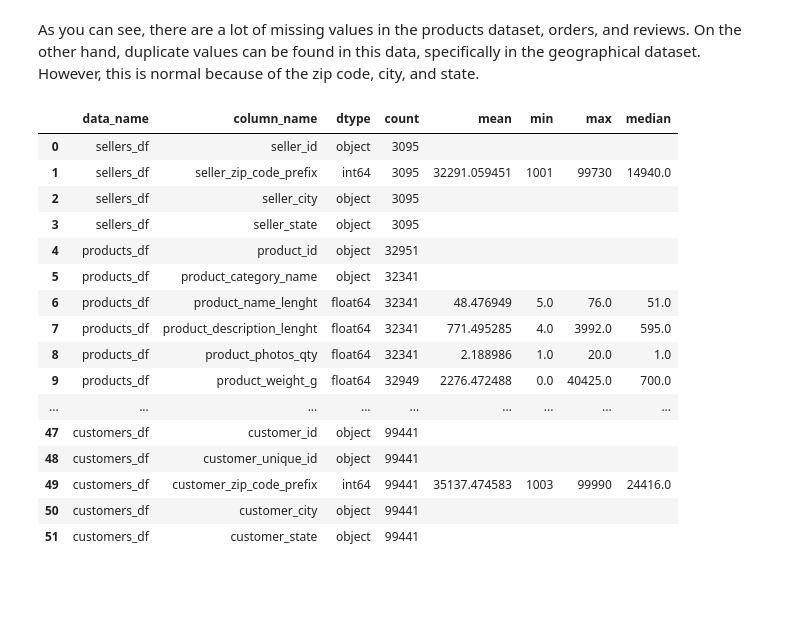
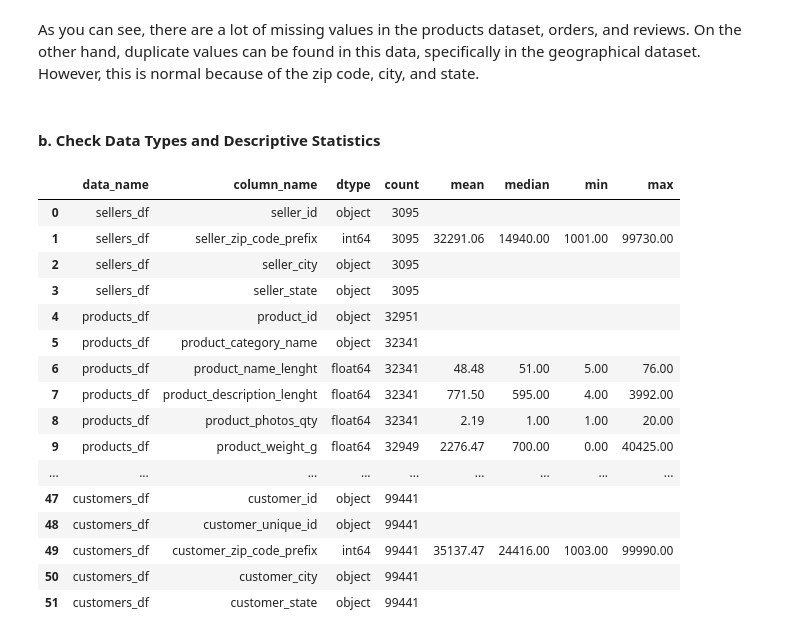
Before and after one commit to xochaels/Analysis-E-Commerce-Public, a Jupyter notebook: notebook.ipynb, the cells around one changed output. Saved outputs shown, nothing was run; the diff lists cells and outputs as text; code cells hidden in the pictures; blank space fills up the shorter version.

Commit message:
The data loading model has been modified and data access has been completed

```diff
--- a/notebook.ipynb
+++ b/notebook.ipynb
@@ -134,6 +56,8 @@ sellers_df.head()
 # %%
 # Define names of dataframes
-dataframe_names = ['sellers_df', 'products_df', 'product_category_name_df', 'orders_df', 'order_reviews_df', 'order_pay_df', 'order_items_df', 'geo_df', 'customers_df']
+dataframe_names = ['sellers_df', 'products_df', 'product_category_name_df',
+                   'orders_df', 'order_reviews_df', 'order_pay_df',
+                   'order_items_df', 'geo_df', 'customers_df']
 
 # List containing all dataframes
 dataframes = [sellers_df, products_df, product_category_name_df, orders_df, order_reviews_df, order_pay_df, order_items_df, geo_df, customers_df]
@@ -188,4 +112,4 @@ for data_name, data in zip(dataframe_names, dataframes):
     datas_check['name_col_duplicate'].append(name_col_duplicate)
 
 # Convert dictionary to dataframe
-summary_df = pd.DataFrame(datas_check)
+pd.DataFrame(datas_check)
@@ -205,45 +127,49 @@ summary_df
 # %% [markdown]
 As you can see, there are a lot of missing values in the products dataset, orders, and reviews. On the other hand, duplicate values can be found in this data, specifically in the geographical dataset. However, this is normal because of the zip code, city, and state.
+# %% [markdown]
+#### b. Check Data Types and Descriptive Statistics
 # %%
+# Initialize dict for store data
 datas_describe = {
     'data_name':[],
     'column_name': [],
     'dtype': [],
     'count':[],
     'mean':[],
+    'median':[],
     'min':[],
-    'max':[],
-    'median':[]
+    'max':[]
 }
 
-
+# Use for loop to iterate to all dataframe
 for data_name, data in zip(dataframe_names, dataframes):
     for col in data.columns:
         datas_describe['data_name'].append(data_name)
         datas_describe['column_name'].append(col)
         datas_describe['dtype'].append(str(data[col].dtype))  # Convert dtype to string
         datas_describe['count'].append(data[col].count())  # Use count() for non-null values count
-        datas_describe['mean'].append(data[col].mean() if data[col].dtype != 'object' else "")  # Calculate mean for numeric columns
-        datas_describe['min'].append(data[col].min() if data[col].dtype != 'object' else "")  # Calculate min for numeric columns
-        datas_describe['max'].append(data[col].max() if data[col].dtype != 'object' else "")  # Calculate max for numeric columns
-        datas_describe['median'].append(data[col].median() if data[col].dtype != 'object' else "")  # Calculate median for numeric columns
+        datas_describe['mean'].append(f"{data[col].mean():.2f}" if data[col].dtype != 'object' else "")  # Calculate mean for numeric columns
+        datas_describe['min'].append(f"{data[col].min():.2f}" if data[col].dtype != 'object' else "")  # Calculate min for numeric columns
+        datas_describe['max'].append(f"{data[col].max():.2f}" if data[col].dtype != 'object' else "")  # Calculate max for numeric columns
+        datas_describe['median'].append(f"{data[col].median():.2f}" if data[col].dtype != 'object' else "")  # Calculate median for numeric columns
 
+# For the purpose of readability, using pandas dataframe is the solution
 pd.DataFrame(datas_describe)
 # %% [output]
-|  | data_name | column_name | dtype | count | mean | min | max | median |
+|  | data_name | column_name | dtype | count | mean | median | min | max |
 | 0 | sellers_df | seller_id | object | 3095 |  |  |  |  |
-| 1 | sellers_df | seller_zip_code_prefix | int64 | 3095 | 32291.059451 | 1001 | 99730 | 14940.0 |
+| 1 | sellers_df | seller_zip_code_prefix | int64 | 3095 | 32291.06 | 14940.00 | 1001.00 | 99730.00 |
 | 2 | sellers_df | seller_city | object | 3095 |  |  |  |  |
 | 3 | sellers_df | seller_state | object | 3095 |  |  |  |  |
 | 4 | products_df | product_id | object | 32951 |  |  |  |  |
 | 5 | products_df | product_category_name | object | 32341 |  |  |  |  |
-| 6 | products_df | product_name_lenght | float64 | 32341 | 48.476949 | 5.0 | 76.0 | 51.0 |
-| 7 | products_df | product_description_lenght | float64 | 32341 | 771.495285 | 4.0 | 3992.0 | 595.0 |
-| 8 | products_df | product_photos_qty | float64 | 32341 | 2.188986 | 1.0 | 20.0 | 1.0 |
-| 9 | products_df | product_weight_g | float64 | 32949 | 2276.472488 | 0.0 | 40425.0 | 700.0 |
+| 6 | products_df | product_name_lenght | float64 | 32341 | 48.48 | 51.00 | 5.00 | 76.00 |
+| 7 | products_df | product_description_lenght | float64 | 32341 | 771.50 | 595.00 | 4.00 | 3992.00 |
+| 8 | products_df | product_photos_qty | float64 | 32341 | 2.19 | 1.00 | 1.00 | 20.00 |
+| 9 | products_df | product_weight_g | float64 | 32949 | 2276.47 | 700.00 | 0.00 | 40425.00 |
 | ... | ... | ... | ... | ... | ... | ... | ... | ... |
 | 47 | customers_df | customer_id | object | 99441 |  |  |  |  |
 | 48 | customers_df | customer_unique_id | object | 99441 |  |  |  |  |
-| 49 | customers_df | customer_zip_code_prefix | int64 | 99441 | 35137.474583 | 1003 | 99990 | 24416.0 |
+| 49 | customers_df | customer_zip_code_prefix | int64 | 99441 | 35137.47 | 24416.00 | 1003.00 | 99990.00 |
 | 50 | customers_df | customer_city | object | 99441 |  |  |  |  |
 | 51 | customers_df | customer_state | object | 99441 |  |  |  |  |
```
Also changed, not shown: parts of 26 cells of this notebook.
